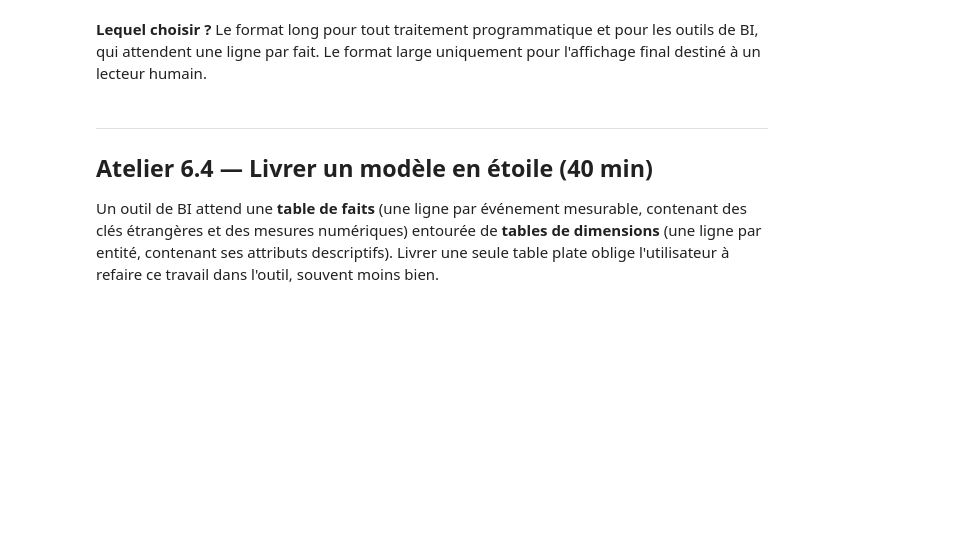
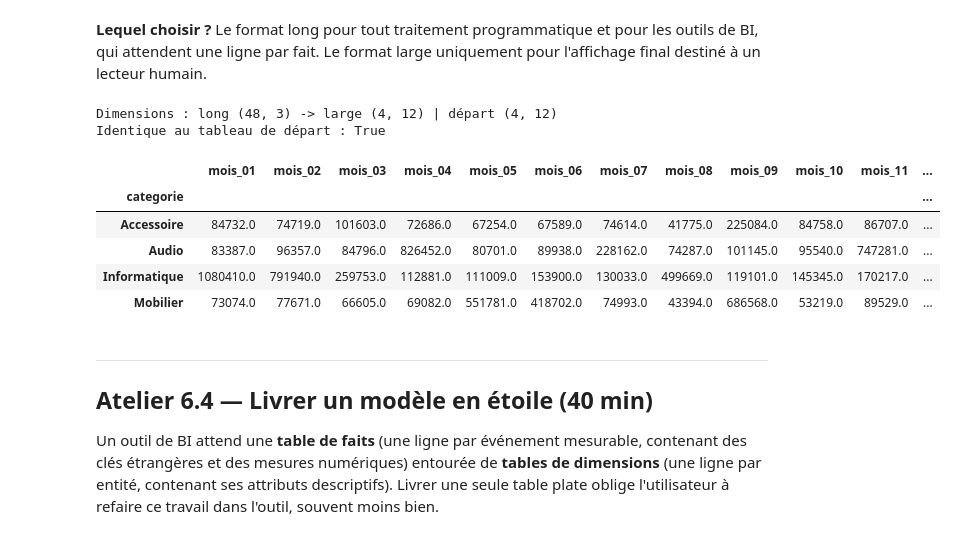
Before and after one commit to kkouassijuda-cmd/TP-prepa_data, a Jupyter notebook: 06_agregation_jointures.ipynb, the cells around one changed output. Saved outputs shown, nothing was run; the diff lists cells and outputs as text; code cells hidden in the pictures; blank space fills up the shorter version.

```diff
--- a/06_agregation_jointures.ipynb
+++ b/06_agregation_jointures.ipynb
@@ -406,8 +466,27 @@ destiné à un lecteur humain.
 # %%
 # Q6. Repasser du format long au format large sans utiliser pivot_table,
 #     puis vérifier que vous retrouvez exactement le tableau de départ.
 
 # TODO
+
+wide_back = long.pivot(index='categorie', columns='mois', values='ca')
+wide_back.columns.name = None
+
+print('Dimensions : long', long.shape, '-> large', wide_back.shape, '| départ', wide.shape)
+
+pd.testing.assert_frame_equal(wide_back, wide)
+print('Identique au tableau de départ :', wide_back.equals(wide))
+
+wide_back.head(10)
+# %% [output]
+Dimensions : long (48, 3) -> large (4, 12) | départ (4, 12)
+Identique au tableau de départ : True
+|  | mois_01 | mois_02 | mois_03 | mois_04 | mois_05 | mois_06 | mois_07 | mois_08 | mois_09 | mois_10 | mois_11 | ... |
+| categorie |  |  |  |  |  |  |  |  |  |  |  | ... |
+| Accessoire | 84732.0 | 74719.0 | 101603.0 | 72686.0 | 67254.0 | 67589.0 | 74614.0 | 41775.0 | 225084.0 | 84758.0 | 86707.0 | ... |
+| Audio | 83387.0 | 96357.0 | 84796.0 | 826452.0 | 80701.0 | 89938.0 | 228162.0 | 74287.0 | 101145.0 | 95540.0 | 747281.0 | ... |
+| Informatique | 1080410.0 | 791940.0 | 259753.0 | 112881.0 | 111009.0 | 153900.0 | 130033.0 | 499669.0 | 119101.0 | 145345.0 | 170217.0 | ... |
+| Mobilier | 73074.0 | 77671.0 | 66605.0 | 69082.0 | 551781.0 | 418702.0 | 74993.0 | 43394.0 | 686568.0 | 53219.0 | 89529.0 | ... |
 # %% [markdown]
 ---
 ## Atelier 6.4 — Livrer un modèle en étoile (40 min)
```
Also changed, not shown: parts of 10 cells of this notebook, 5 other files.
